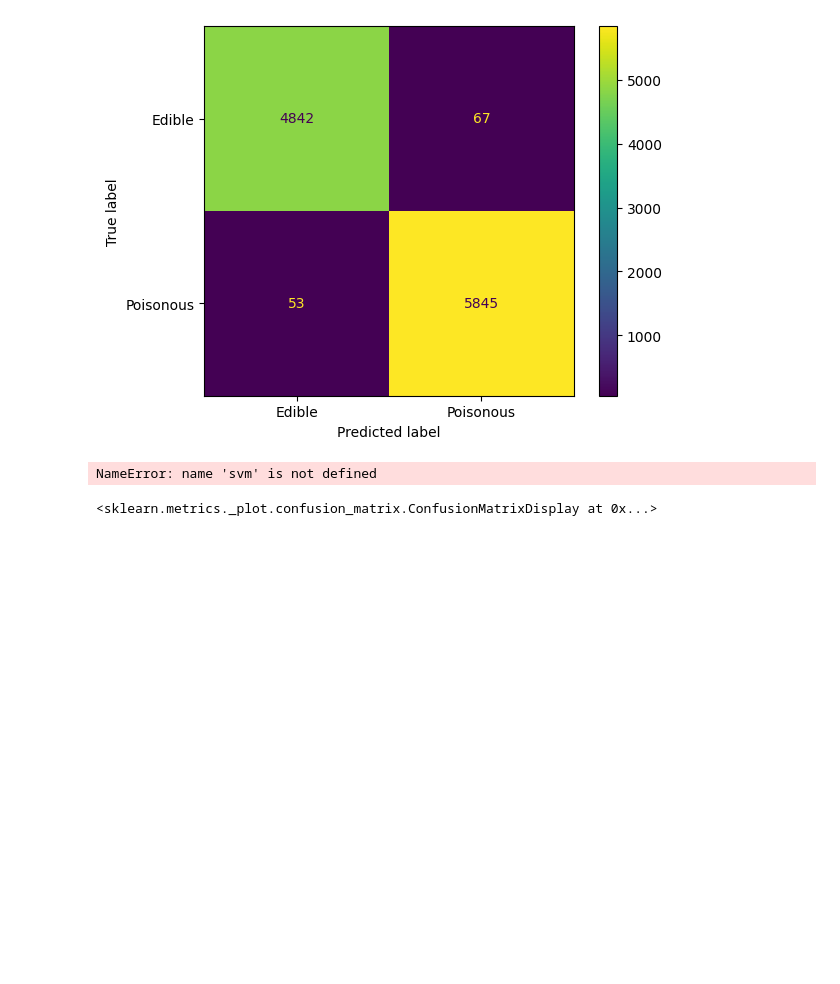
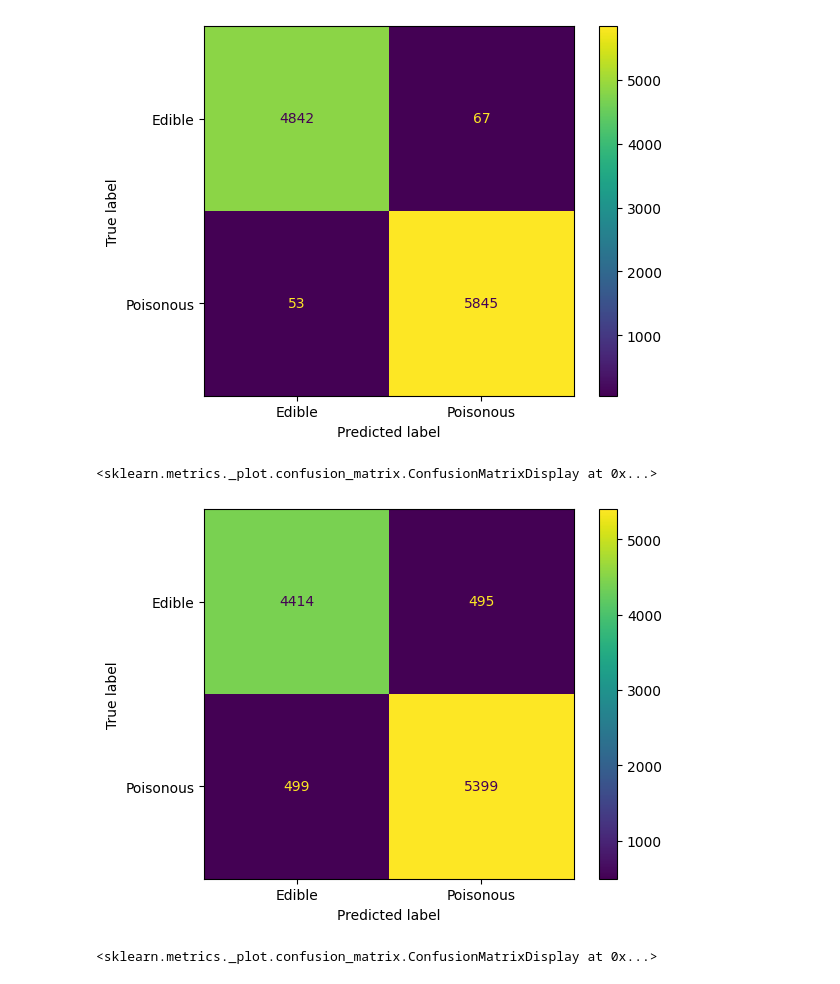
Before and after one commit to jemlau/PredictiveAnalyticsWithPython, a Jupyter notebook: Topic2/MushroomDataset.ipynb, the cells around one changed output. Drawn from its saved outputs; the diff is of its cells as text; code cells hidden in the pictures; blank space fills up the shorter version.

```diff
--- a/Topic2/MushroomDataset.ipynb
+++ b/Topic2/MushroomDataset.ipynb
@@ -174,0 +146,18 @@ Best parameters found:  {'C': 10, 'kernel': 'rbf'}
+# %%
+from sklearn.svm import SVC
+
+parameters = {'kernel': ('linear', 'rbf'), 'C': [1, 10]}
+
+svc_scaled = SVC()
+
+clf_scaled = GridSearchCV(svc_scaled, parameters)
+
+clf_scaled.fit(X_train_scaled, y_train)
+
+print(f"Best parameters for SVM with scaling: {clf_scaled.best_params_}")
+print(f"Best score for SVM with scaling: {clf_scaled.best_score_}")
+
+y_pred_scaled = clf_scaled.predict(X_test_scaled)
+
+accuracy_scaled = accuracy_score(y_test, y_pred_scaled)
+print(f"Accuracy of SVM with scaling: {accuracy_scaled:.2f}")
@@ -175,3 +167,19 @@ Best parameters found:  {'C': 10, 'kernel': 'rbf'}
+# %%
+parameters = {'kernel': ('linear', 'rbf'), 'C': [1, 10]}
+
+svc_no_scaling = SVC()
+
+clf_no_scaling = GridSearchCV(svc_no_scaling, parameters)
+
+clf_no_scaling.fit(X_train_no_scaling, y_train)
+
+print(f"Best parameters for SVM without scaling: {clf_no_scaling.best_params_}")
+print(f"Best score for SVM without scaling: {clf_no_scaling.best_score_}")
+
+y_pred_no_scaling = clf_no_scaling.predict(X_test_no_scaling)
+
+accuracy_no_scaling = accuracy_score(y_test, y_pred_no_scaling)
+print(f"Accuracy of SVM without scaling: {accuracy_no_scaling:.2f}")
 # %% [markdown]
 ## Confusion matrix
 # %%
@@ -183,12 +191,18 @@ ConfusionMatrixDisplay(cm_knn_scaled, display_labels=["Edible", "Poisonous"]).pl
 <sklearn.metrics._plot.confusion_matrix.ConfusionMatrixDisplay at 0x...>
 [figure]
 # %%
-# For SVM (Scaled)
-y_pred_svm_scaled = svm.predict(X_test_scaled)  # Predict using the scaled test data
+#For SVM rbf kernel (Scaled)
+kernel = 'rbf'
+
+svm = SVC(kernel=kernel)
+svm.fit(X_train_scaled, y_train)
+y_pred_svm_scaled = svm.predict(X_test_scaled)
 cm_svm_scaled = confusion_matrix(y_test, y_pred_svm_scaled)
+
 ConfusionMatrixDisplay(cm_svm_scaled, display_labels=["Edible", "Poisonous"]).plot()
 # %% [output]
-NameError: name 'svm' is not defined
+<sklearn.metrics._plot.confusion_matrix.ConfusionMatrixDisplay at 0x...>
+[figure, added]
 # %%
 # For kNN (Unscaled data)
 y_pred_knn_no_scaling = knn_no_scaling.predict(X_test_no_scaling)
```
Also changed, not shown: parts of 12 cells of this notebook.
